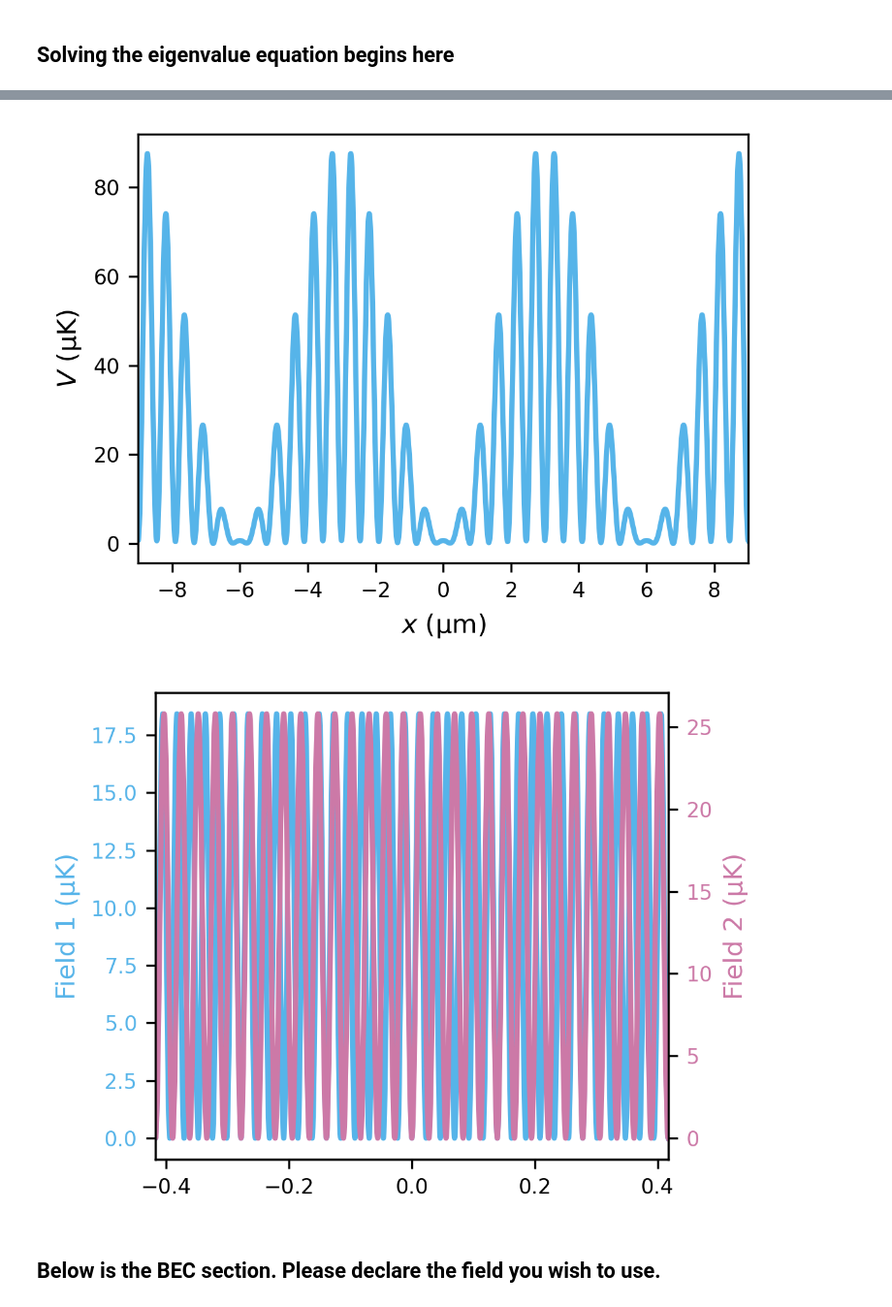
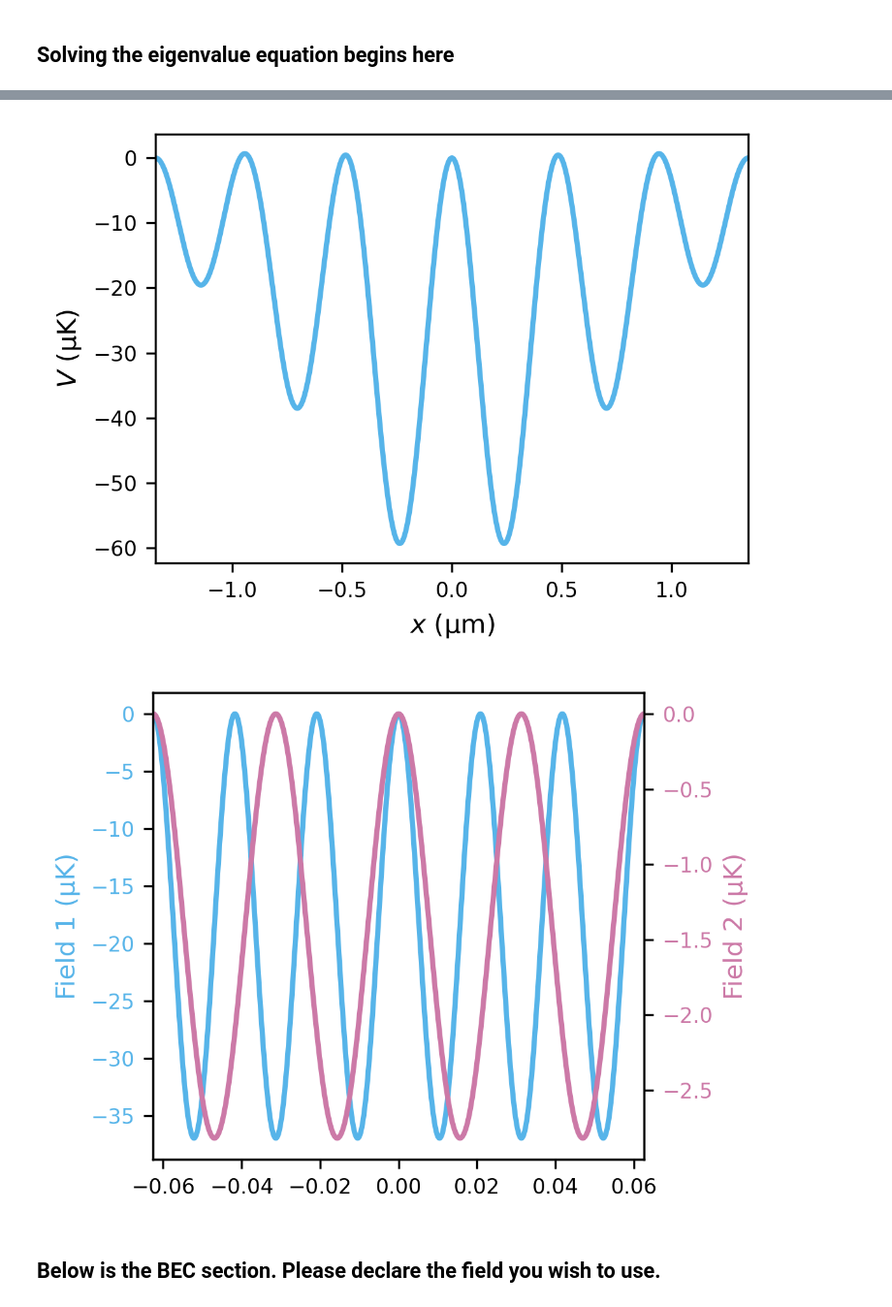
Before and after one commit to dustindberg/GPE, a Jupyter notebook: BEC_TwoFieldExample.ipynb, the cells around one changed output, grey strips where cells are left out. Shown at 97% size. Cells and saved outputs as stored; diff of their text form; code cells hidden in the pictures.

```diff
--- a/BEC_TwoFieldExample.ipynb
+++ b/BEC_TwoFieldExample.ipynb
@@ -243,10 +245,12 @@ As expected, the target transition frequency is 2π 384.225559868084 THz
 Define Laser Params and the simulation grid
 """
 # Control Amplitudes (in nm)
-λ_control = np.array([1000, 1200])
+λ_control = np.array([900, 1350])
+#λ_control = np.array([702, 780])
 λ_min = min(λ_control)
 # Target wavelength (equal to the width of the superoscillations window)
-λ_target = 0.2 * principal_wavelength  # 0.2*
+λ_target = 0.25 * min([principal_wavelength, λ_min])  # 0.2*
+#λ_target = 0.25 * λ_min
 # Wavevectors in dimensionless units for computation purposes
 k_target = 2 * np.pi / gpe.dimless_x(λ_target, -9)
 k = 2 * np.pi * (gpe.dimless_x(λ_control, -9) ** -1)
@@ -254,8 +258,9 @@ k = 2 * np.pi * (gpe.dimless_x(λ_control, -9) ** -1)
 # Set the dimensionless length of the window for superoscillations here
 window = gpe.dimless_x(λ_target, -9)
 # Limit the full range of pulse to the characteristic length
-x_lim = gpe.dimless_x(9, -6)
-print(f'Compare the characteristic length {gpe.L_x*1e6} μm vs the full wave length: {2 * gpe.convert_x(x_lim, -6)} μm')
+x_lim = gpe.dimless_x(np.lcm(λ_control[0], λ_control[1]) / 2, -9)
+#x_lim = gpe.dimless_x(np.lcm(int(4*λ_control[0]), int(4*λ_control[1])) / 8, -9)
+print(f'Compare the characteristic length {gpe.L_x*1e6} μm vs the full window length: {2 * gpe.convert_x(x_lim, -6)} μm')
 x_res = 2 ** 15
 dx = 2 * x_lim / x_res
 
@@ -347,7 +355,7 @@ dim_α1, dim_α1_order = get_alpha(λ_control[0])
 dim_α2, dim_α2_order = get_alpha(λ_control[1])
 α1 = gpe.dimless_energy(dim_α1, dim_α1_order, units='J')
 α2 = gpe.dimless_energy(dim_α2, dim_α2_order, units='J')
-α2_order = order(α2)
+α2_order = order(np.abs(α2))
 α1 *= 10 ** (-α2_order)
 α2 *= 10 ** (-α2_order)
 #α_order_diff = α1_order - α2_order
@@ -364,7 +372,7 @@ E3 = np.cos(k[1]*x)
 f3 = np.cos(k[1]*x_full)
 
 # create the quadratic form matrix
-S = -1 * np.array([[α1*simps(E0*E0, dx=dx), α1*simps(E0*E1, dx=dx),
+S = 0.5 * np.array([[α1*simps(E0*E0, dx=dx), α1*simps(E0*E1, dx=dx),
                         0.5*(α1 + α2)*simps(E0*E2, dx=dx), 0.5*(α1 + α2)*simps(E0*E3, dx=dx)],
                    [α1*simps(E1*E0, dx=dx), α1*simps(E1*E1, dx=dx),
                         0.5*(α1 + α2)*simps(E1*E2, dx=dx), 0.5*(α1 + α2)*simps(E1*E3, dx=dx)],
@@ -407,7 +415,7 @@ a2a4 = a4a2 = 0.5 * (α1 + α2) * ((np.sin(m * xf) / (2 * m) + np.sin(p * xf) /
 a1a4 = a4a1 = 0
 a2a3 = a3a2 = 0
 
-Ss = -1 * np.array([[a1a1, a1a2, a1a3, a1a4],
+Ss = 0.5 * np.array([[a1a1, a1a2, a1a3, a1a4],
                [a2a1, a2a2, a2a3, a2a4],
                [a3a1, a3a2, a3a3, a3a4],
                [a4a1, a4a2, a4a3, a4a4]])
@@ -599,9 +659,7 @@ plt.show()
 # %%
 # Visual Assesment Modifier
-vam = 1e8
-
-winamps = winner_amps * vam
-
+vam = 1e16
+winamps = winner_amps * np.sqrt(vam)
 """ae_winfull, ae_winfull_order = get_V(gpe.convert_x(x_full, 0),
                                winner_combined_phases[0], winner_combined_phases[1],
                                λ_control[0], λ_control[1],
@@ -611,25 +669,26 @@ ae_win, ae_win_order = get_V(gpe.convert_x(x, 0),
                                λ_control[0], λ_control[1],
                                winamps[0], winamps[1])"""
 
-ae_winfull = np.array(-α1 * (winamps[0] * f0 + winamps[1] * f1) ** 2 - α2 * (winamps[2] * f2 + winamps[3] * f3) ** 2
-                       - (α1 + α2) * (winamps[0] * f0 + winamps[1] * f1) * (winamps[2] * f2 + winamps[3] * f3))
-ae_winfull_order = α2_order
-ae_win = np.array(-α1 * (winamps[0] * E0 + winamps[1] * E1) ** 2 - α2 * (winamps[2] * E2 + winamps[3] * E3) ** 2
-                      - (α1 + α2) * (winamps[0] * E0 + winamps[1] * E1) * (winamps[2] * E2 + winamps[3] * E3))
-ae_win_order = α2_order
+
+ae_winfull = -0.5 * vam * np.array(α1 * (winner_amps[0] * f0 + winner_amps[1] * f1) ** 2 + α2 * (winner_amps[2] * f2 + winner_amps[3] * f3) ** 2
+                       + (α1 + α2) * (winner_amps[0] * f0 + winner_amps[1] * f1) * (winner_amps[2] * f2 + winner_amps[3] * f3))
+
+ae_win = -0.5 * vam * np.array(α1 * (winner_amps[0] * E0 + winner_amps[1] * E1) ** 2 + α2 * (winner_amps[2] * E2 + winner_amps[3] * E3) ** 2
+                      + (α1 + α2) * (winner_amps[0] * E0 + winner_amps[1] * E1) * (winner_amps[2] * E2 + winner_amps[3] * E3))
 
 
-adjusted_eig_winner = ae_win.max() - ae_win.copy()
+
+adjusted_eig_winner = ae_win.copy()
 #adjusted_eig_winner -= min(adjusted_eig_winner)
-adjusted_eig_winner *= 10 ** ae_win_order
-adjusted_eig_zoom  = ae_winfull.max() - ae_winfull.copy()
+adjusted_eig_winner *= 10 ** α2_order
+adjusted_eig_zoom  = ae_winfull.copy()
 #adjusted_eig_zoom = -1 * ae_winfull.copy()
 #adjusted_eig_zoom -= min(adjusted_eig_zoom)
-adjusted_eig_zoom *= 10 ** ae_winfull_order
+adjusted_eig_zoom *= 10 ** α2_order
 
 
 plt.figure()
-plt.plot(gpe.convert_x(x_full, -6), gpe.convert_energy(adjusted_eig_zoom, -6), color=color1)
+plt.plot(gpe.convert_x(x_full, -6), gpe.convert_energy(adjusted_eig_zoom, -6), color=c1)
 plt.ylabel('$V$ (μK)')
 plt.xlabel('$x$ (μm)')
 plt.xlim(gpe.convert_x([x_full[0], x_full[-1]], -6))
@@ -637,32 +696,32 @@ plt.tight_layout()
 plt.savefig(f'{file_path}/{file_name}_AdjustedPotential.pdf')
 plt.show()
 # %% [output]
-[figure, old version]
+[figure, new version]
 # %%
-ff1 = α1 * (winamps[0] * f0 + winamps[1] * f1) ** 2
-ff2 = α2 * (winamps[2] * f2 + winamps[3] * f3) ** 2
+ff1 = -0.5 * α1 * (winamps[0] * f0 + winamps[1] * f1) ** 2
+ff2 = -0.5 * α2 * (winamps[2] * f2 + winamps[3] * f3) ** 2
 
-ff1 -= min(ff1)
-ff1 *= 10 ** ae_winfull_order
-ff2 -= min(ff2)
-ff2 *= 10 ** ae_winfull_order
+#ff1 -= min(ff1)
+ff1 *= 10 ** α2_order
+#ff2 -= min(ff2)
+ff2 *= 10 ** α2_order
 
 fig = plt.figure()
 ax1 = fig.add_subplot(111)
-ax1.plot(x_full, gpe.convert_energy(ff1, -6), color=color1)
+ax1.plot(x_full, gpe.convert_energy(ff1, -6), color=c1)
 ax1.set_xlim(x_full[0], x_full[-1])
 
 ax2 = ax1.twinx()
-ax2.plot(x_full, gpe.convert_energy(ff2, -6), color=color2)
+ax2.plot(x_full, gpe.convert_energy(ff2, -6), color=c2)
 
-ax1.set_ylabel('Field 1 (μK)', color=color1)
-ax1.tick_params(axis='y', labelcolor=color1)
-ax2.set_ylabel('Field 2 (μK)', color=color2)
-ax2.tick_params(axis='y', labelcolor=color2)
+ax1.set_ylabel('Field 1 (μK)', color=c1)
+ax1.tick_params(axis='y', labelcolor=c1)
+ax2.set_ylabel('Field 2 (μK)', color=c2)
+ax2.tick_params(axis='y', labelcolor=c2)
 plt.tight_layout()
 plt.show()
 # %% [output]
-[figure, old version]
+[figure, new version]
 # %% [markdown]
 ## Below is the BEC section. Please declare the field you wish to use.
 # %%
```
Also changed, not shown: parts of 31 cells of this notebook, 1 other file.
